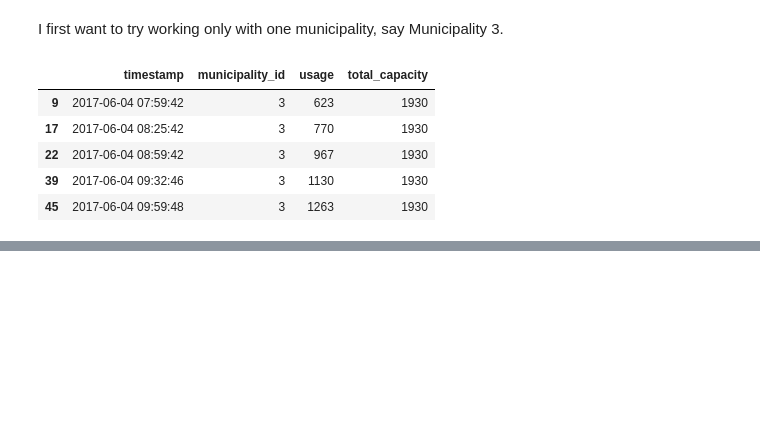
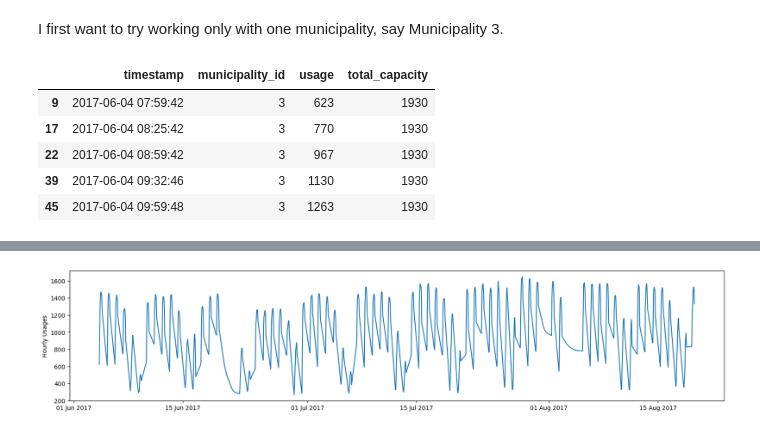
Before and after one commit to egeoeoeoeoe/BananaRepublic, a Jupyter notebook: notebooks_banana.ipynb, the cells around one changed output, grey strips where cells are left out. Drawn from its saved outputs; the diff is of its cells as text; code cells hidden in the pictures; blank space fills up the shorter version.

```diff
--- a/notebooks_banana.ipynb
+++ b/notebooks_banana.ipynb
@@ -61,0 +89,8 @@ Name: timestamp, Length: 1307, dtype: datetime64[ns]
+# %%
+fig, ax = plt.subplots(figsize=(20, 4))
+plt.ylabel('Hourly Usages')
+ax.xaxis.set_major_locator(mdates.DayLocator(bymonthday=[1,15]))
+ax.xaxis.set_major_formatter(mdates.DateFormatter("%d %b %Y"))
+ax.plot(df3.index, df3['usage'].interpolate(method='time'));
+# %% [output]
+[figure, added]
```
Also changed, not shown: parts of 9 cells of this notebook.
